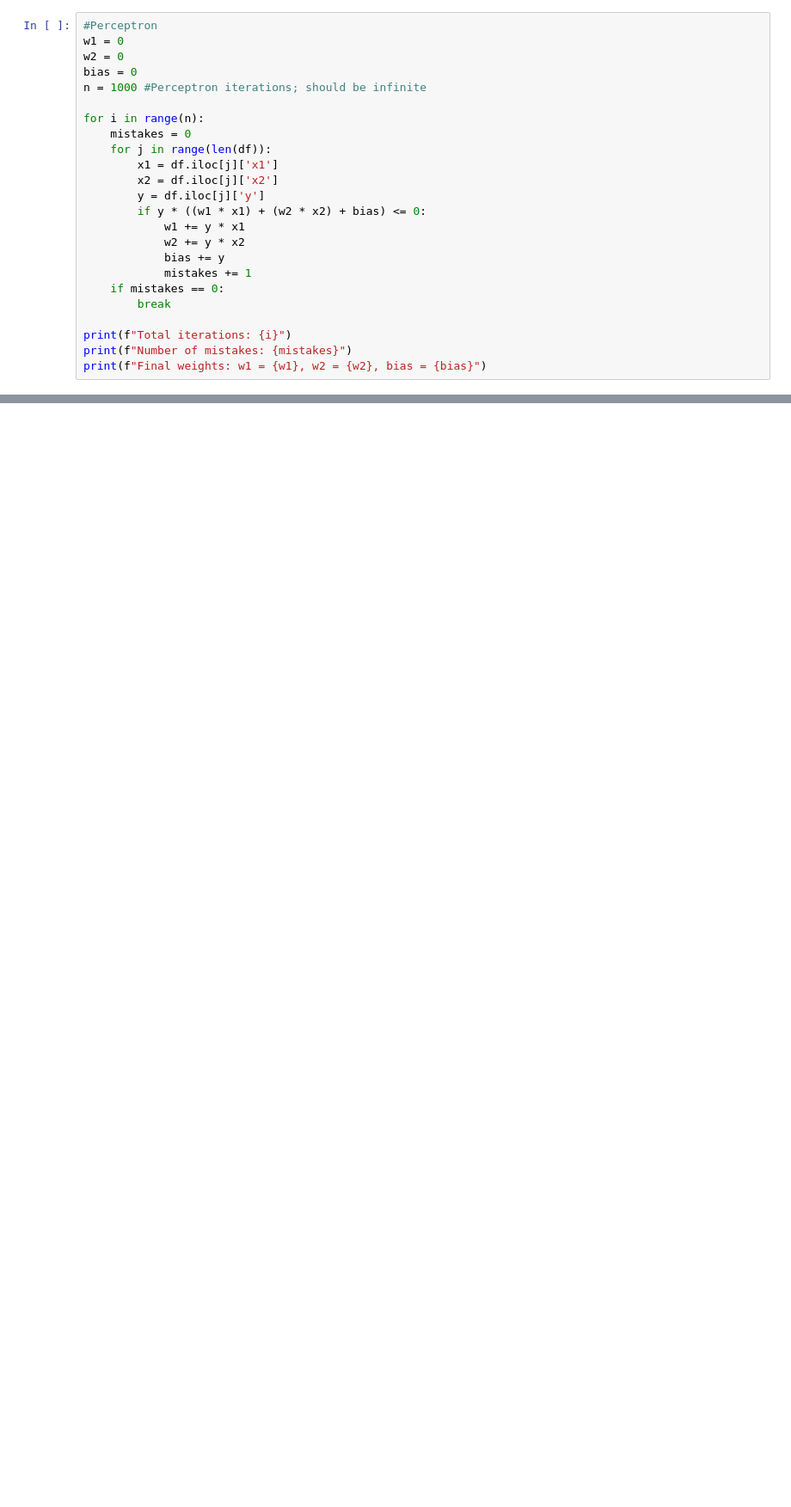
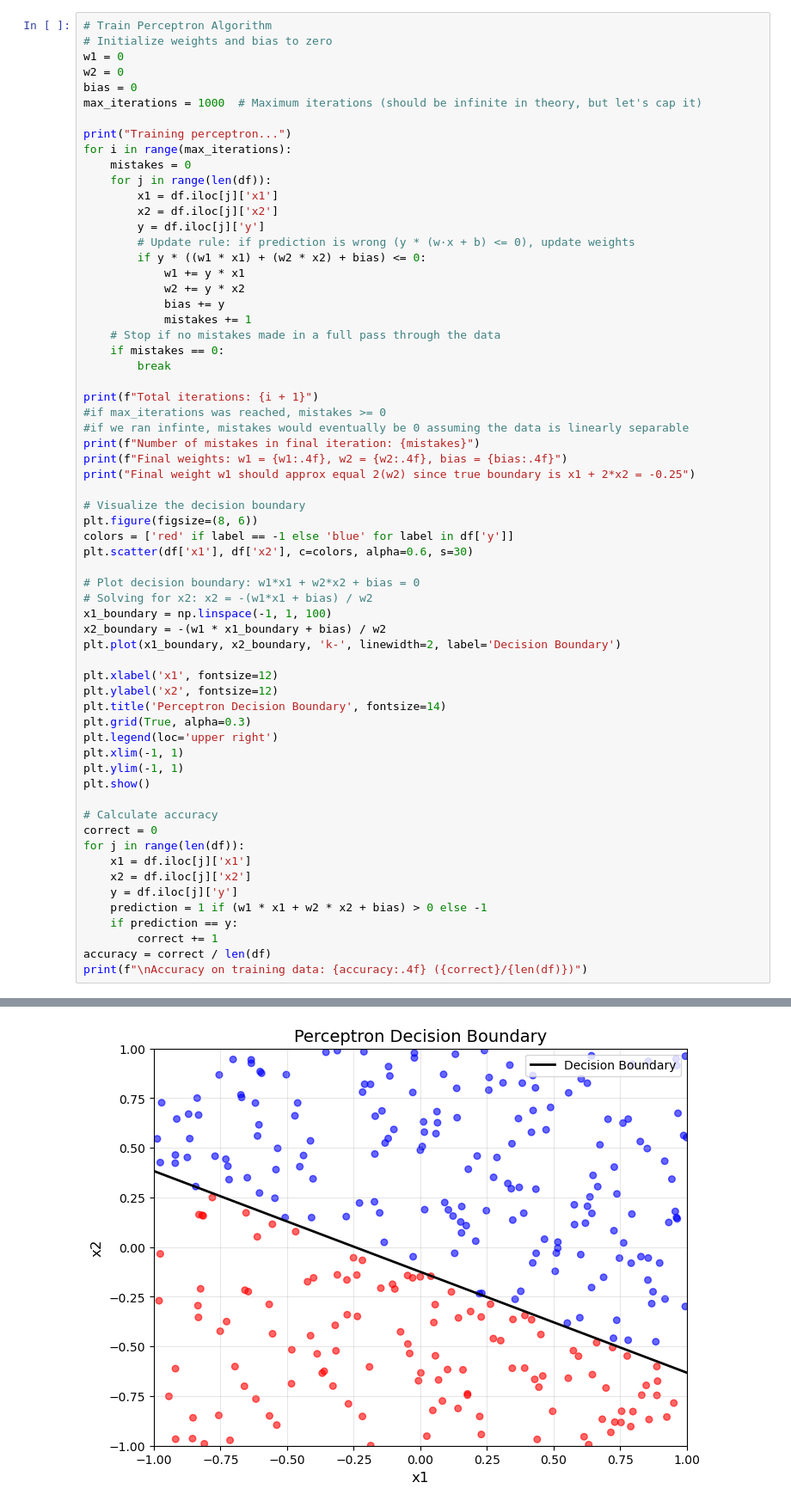
Before and after one commit to tjpel/AIHC-5010-Winter-2026, a Jupyter notebook: perceptron_assign.ipynb, the cells around one changed output, grey strips where cells are left out. Shown at 86% size. Saved outputs shown, nothing was run; the diff lists cells and outputs as text; blank space fills up the shorter version.

```diff
--- a/perceptron_assign.ipynb
+++ b/perceptron_assign.ipynb
@@ -21,25 +28,64 @@ df.head(), len(df)
 # %%
-#Perceptron
+# Train Perceptron Algorithm
+# Initialize weights and bias to zero
 w1 = 0
 w2 = 0
 bias = 0
-n = 1000 #Perceptron iterations; should be infinite
+max_iterations = 1000  # Maximum iterations (should be infinite in theory, but let's cap it)
 
-for i in range(n):
+print("Training perceptron...")
+for i in range(max_iterations):
     mistakes = 0
     for j in range(len(df)):
         x1 = df.iloc[j]['x1']
         x2 = df.iloc[j]['x2']
         y = df.iloc[j]['y']
+        # Update rule: if prediction is wrong (y * (w·x + b) <= 0), update weights
         if y * ((w1 * x1) + (w2 * x2) + bias) <= 0:
             w1 += y * x1
             w2 += y * x2
             bias += y
             mistakes += 1
+    # Stop if no mistakes made in a full pass through the data
     if mistakes == 0:
         break
 
-print(f"Total iterations: {i}")
-print(f"Number of mistakes: {mistakes}")
-print(f"Final weights: w1 = {w1}, w2 = {w2}, bias = {bias}")
+print(f"Total iterations: {i + 1}")
+#if max_iterations was reached, mistakes >= 0
+#if we ran infinte, mistakes would eventually be 0 assuming the data is linearly separable
+print(f"Number of mistakes in final iteration: {mistakes}")
+print(f"Final weights: w1 = {w1:.4f}, w2 = {w2:.4f}, bias = {bias:.4f}")
+print("Final weight w1 should approx equal 2(w2) since true boundary is x1 + 2*x2 = -0.25")
+
+# Visualize the decision boundary
+plt.figure(figsize=(8, 6))
+colors = ['red' if label == -1 else 'blue' for label in df['y']]
+plt.scatter(df['x1'], df['x2'], c=colors, alpha=0.6, s=30)
+
+# Plot decision boundary: w1*x1 + w2*x2 + bias = 0
+# Solving for x2: x2 = -(w1*x1 + bias) / w2
+x1_boundary = np.linspace(-1, 1, 100)
+x2_boundary = -(w1 * x1_boundary + bias) / w2
+plt.plot(x1_boundary, x2_boundary, 'k-', linewidth=2, label='Decision Boundary')
+
+plt.xlabel('x1', fontsize=12)
+plt.ylabel('x2', fontsize=12)
+plt.title('Perceptron Decision Boundary', fontsize=14)
+plt.grid(True, alpha=0.3)
+plt.legend(loc='upper right')
+plt.xlim(-1, 1)
+plt.ylim(-1, 1)
+plt.show()
+
+# Calculate accuracy
+correct = 0
+for j in range(len(df)):
+    x1 = df.iloc[j]['x1']
+    x2 = df.iloc[j]['x2']
+    y = df.iloc[j]['y']
+    prediction = 1 if (w1 * x1 + w2 * x2 + bias) > 0 else -1
+    if prediction == y:
+        correct += 1
+accuracy = correct / len(df)
+print(f"\nAccuracy on training data: {accuracy:.4f} ({correct}/{len(df)})")
 # %% [output]
@@ -48,0 +97 @@ Final weights: w1 = 8.157878209309867, w2 = 16.065704995274753, bias = 2.0
+[figure, added]
```
Also changed, not shown: parts of 4 cells of this notebook, 1 other file.
